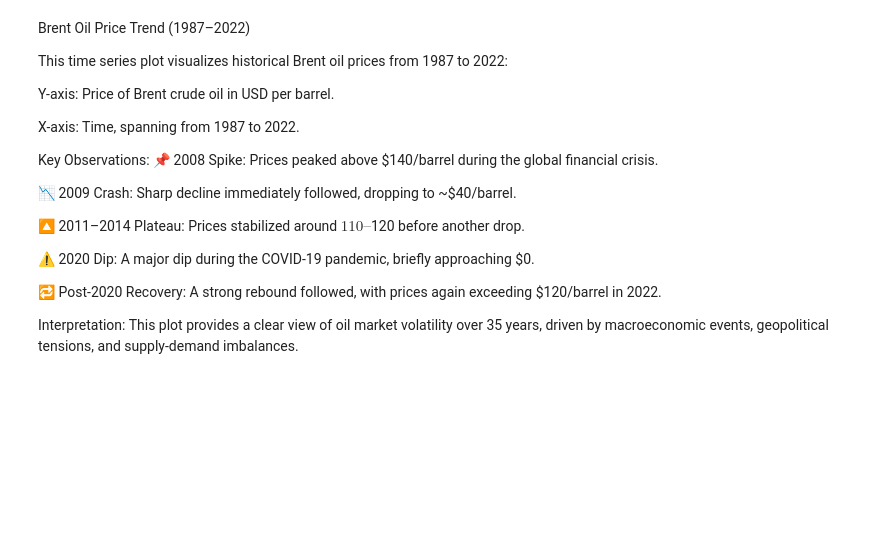
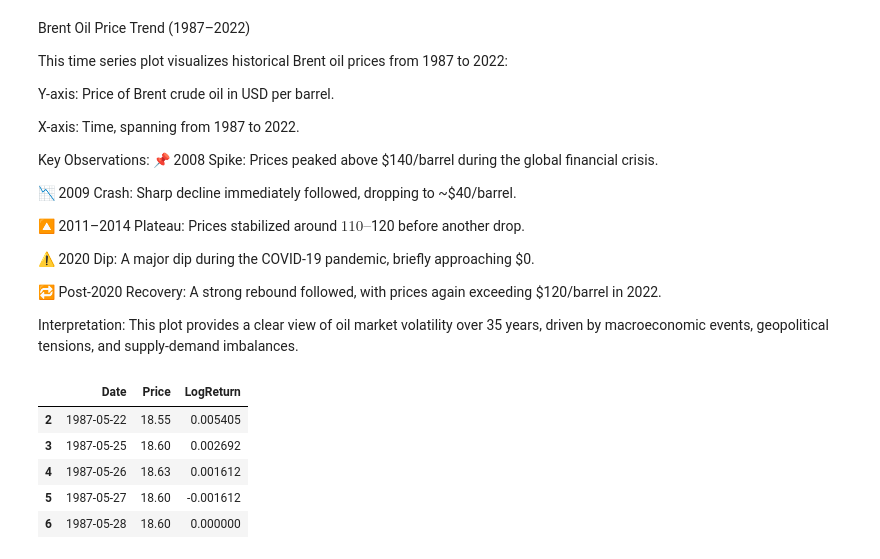
Before and after one commit to Filimon-H/brent-oil-price-analysis, a Jupyter notebook: notebooks/EDA.ipynb, the cells around one changed output. Drawn from its saved outputs; the diff is of its cells as text; code cells hidden in the pictures; blank space fills up the shorter version.

Commit message:
Compute log returns from Brent oil price series

```diff
--- a/notebooks/EDA.ipynb
+++ b/notebooks/EDA.ipynb
@@ -57,0 +61,13 @@ This plot provides a clear view of oil market volatility over 35 years, driven b
+# %%
+# 📊 Compute log returns from price series
+df = compute_log_returns(df)
+
+# Display with new column
+df[['Date', 'Price', 'LogReturn']].head()
+# %% [output]
+|  | Date | Price | LogReturn |
+| 2 | 1987-05-22 | 18.55 | 0.005405 |
+| 3 | 1987-05-25 | 18.60 | 0.002692 |
+| 4 | 1987-05-26 | 18.63 | 0.001612 |
+| 5 | 1987-05-27 | 18.60 | -0.001612 |
+| 6 | 1987-05-28 | 18.60 | 0.000000 |
```
Also changed, not shown: parts of 1 cell of this notebook.
